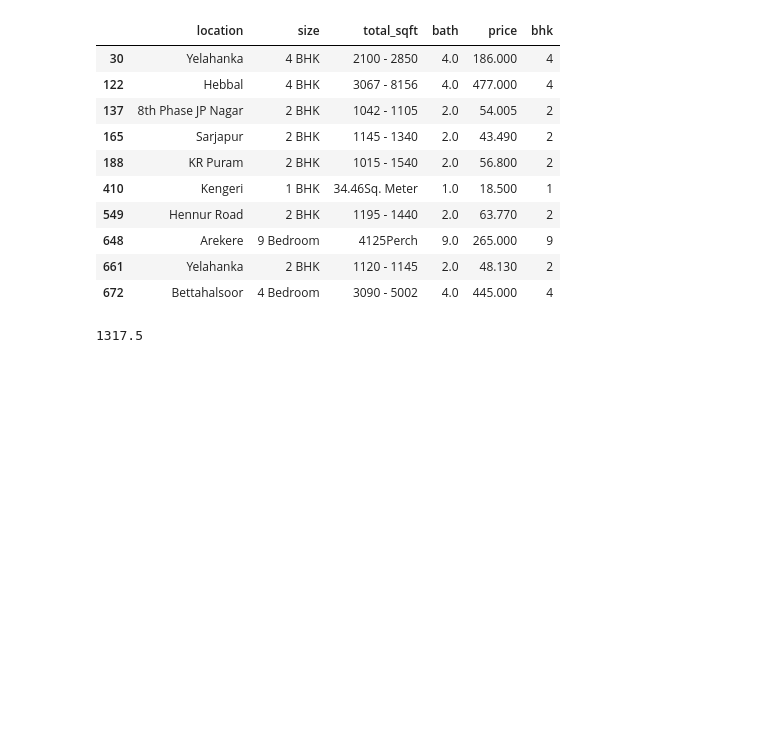
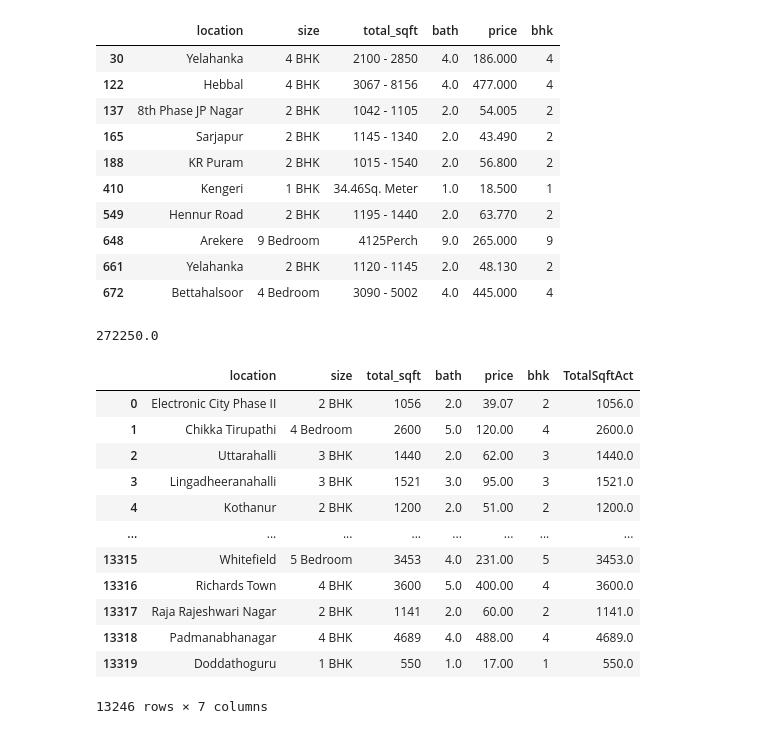
Before and after one commit to AftabUdaipurwala/MLProjects, a Jupyter notebook: Real_Estate_Price_Prediction_oF_Bangalore_Housing_Prices.ipynb, the cells around one changed output. Drawn from its saved outputs; the diff is of its cells as text; code cells hidden in the pictures; blank space fills up the shorter version.

Commit message:
Completed Data Cleaning on Total Sqft Function

```diff
--- a/Real_Estate_Price_Prediction_oF_Bangalore_Housing_Prices.ipynb
+++ b/Real_Estate_Price_Prediction_oF_Bangalore_Housing_Prices.ipynb
@@ -195,8 +195,6 @@ def convert_range_to_average(x):
   tokens = x.split('-')
   if len(tokens)==2:
     return(float(tokens[0])+float(tokens[1]))/2
-  elif isinstance(x, float):
-    return float(x)
   else:
     pattern = r'[0-9]'
     new_string = re.sub(pattern, '', x)
@@ -204,13 +202,53 @@ def convert_range_to_average(x):
       x=float(re.sub("\D", "", x))
       x=x*272.25
       return float(x)
-    else:
+    elif new_string =='.Sq. Meter':
       x=float(re.sub("\D", "", x))/100
       x=x*10.7639
       return float(x)
+    elif new_string =='Sq. Meter':
+      x=float(re.sub("\D", "", x))
+      x=x*10.7639
+      return float(x)
+    elif new_string =='Sq. Yards':
+      x=float(re.sub("\D", "", x))
+      x=x*9
+      return float(x)
+    elif new_string =='.Sq. Yards':
+      x=float(re.sub("\D", "", x))
+      x=x*9/100
+      return float(x)
+    elif new_string =='.Acres':
+      x=float(re.sub("\D", "", x))
+      x=x*43560/10
+    elif new_string =='Acres':
+      x=float(re.sub("\D", "", x))
+      x=x*43560
+      return float(x)
+    try:
+      isinstance(float(x), float)==True
+      return float(x)
+    except:
+      return None
-# %%
-convert_range_to_average('1195 - 1440')
-# %% [output]
-1317.5
+# %%
+convert_range_to_average('1000Perch')
+# %% [output]
+272250.0
 # %%
-df1['TotalSqftAct']= convert_range_to_average(df1['total_sqft'])
+df1['TotalSqftAct']= df1['total_sqft'].apply(convert_range_to_average)
+# %%
+df1
+# %% [output]
+|  | location | size | total_sqft | bath | price | bhk | TotalSqftAct |
+| 0 | Electronic City Phase II | 2 BHK | 1056 | 2.0 | 39.07 | 2 | 1056.0 |
+| 1 | Chikka Tirupathi | 4 Bedroom | 2600 | 5.0 | 120.00 | 4 | 2600.0 |
+| 2 | Uttarahalli | 3 BHK | 1440 | 2.0 | 62.00 | 3 | 1440.0 |
+| 3 | Lingadheeranahalli | 3 BHK | 1521 | 3.0 | 95.00 | 3 | 1521.0 |
+| 4 | Kothanur | 2 BHK | 1200 | 2.0 | 51.00 | 2 | 1200.0 |
+| ... | ... | ... | ... | ... | ... | ... | ... |
+| 13315 | Whitefield | 5 Bedroom | 3453 | 4.0 | 231.00 | 5 | 3453.0 |
+| 13316 | Richards Town | 4 BHK | 3600 | 5.0 | 400.00 | 4 | 3600.0 |
+| 13317 | Raja Rajeshwari Nagar | 2 BHK | 1141 | 2.0 | 60.00 | 2 | 1141.0 |
+| 13318 | Padmanabhanagar | 4 BHK | 4689 | 4.0 | 488.00 | 4 | 4689.0 |
+| 13319 | Doddathoguru | 1 BHK | 550 | 1.0 | 17.00 | 1 | 550.0 |
+13246 rows × 7 columns
```
